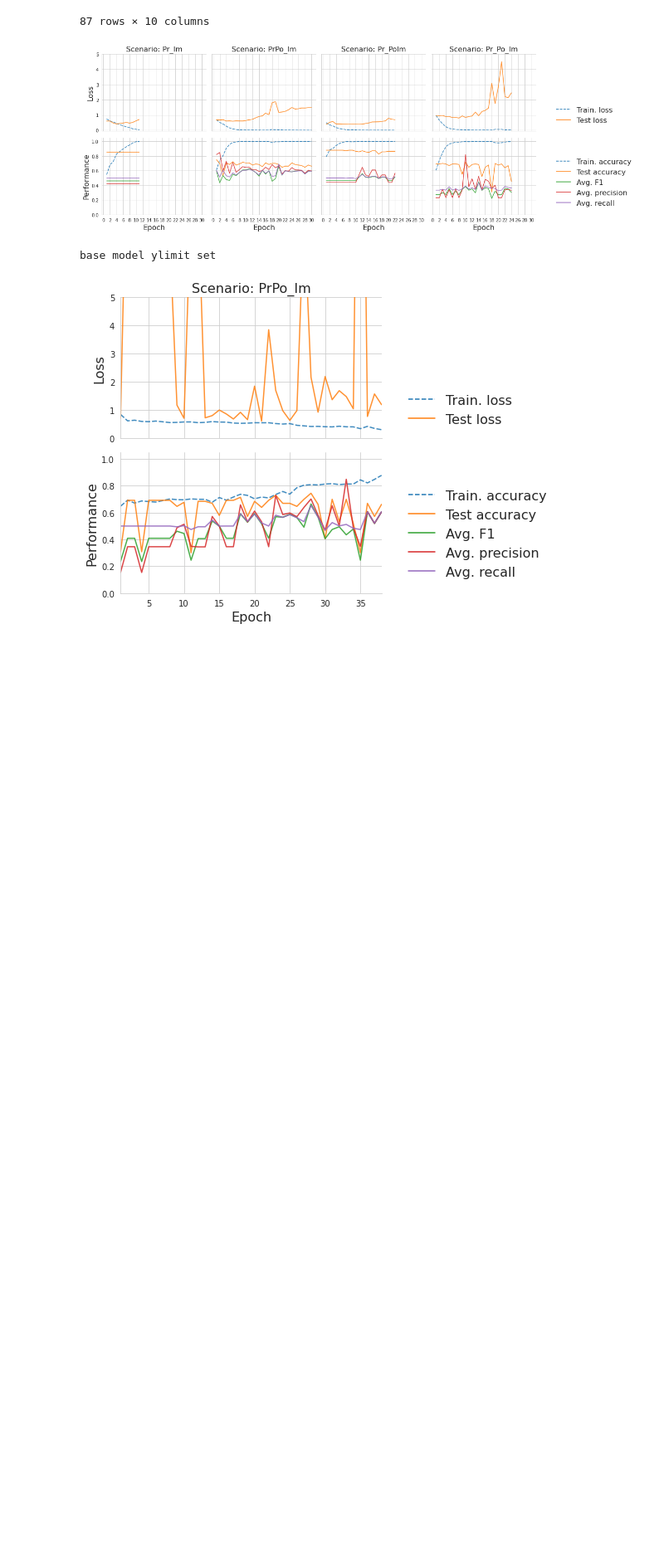
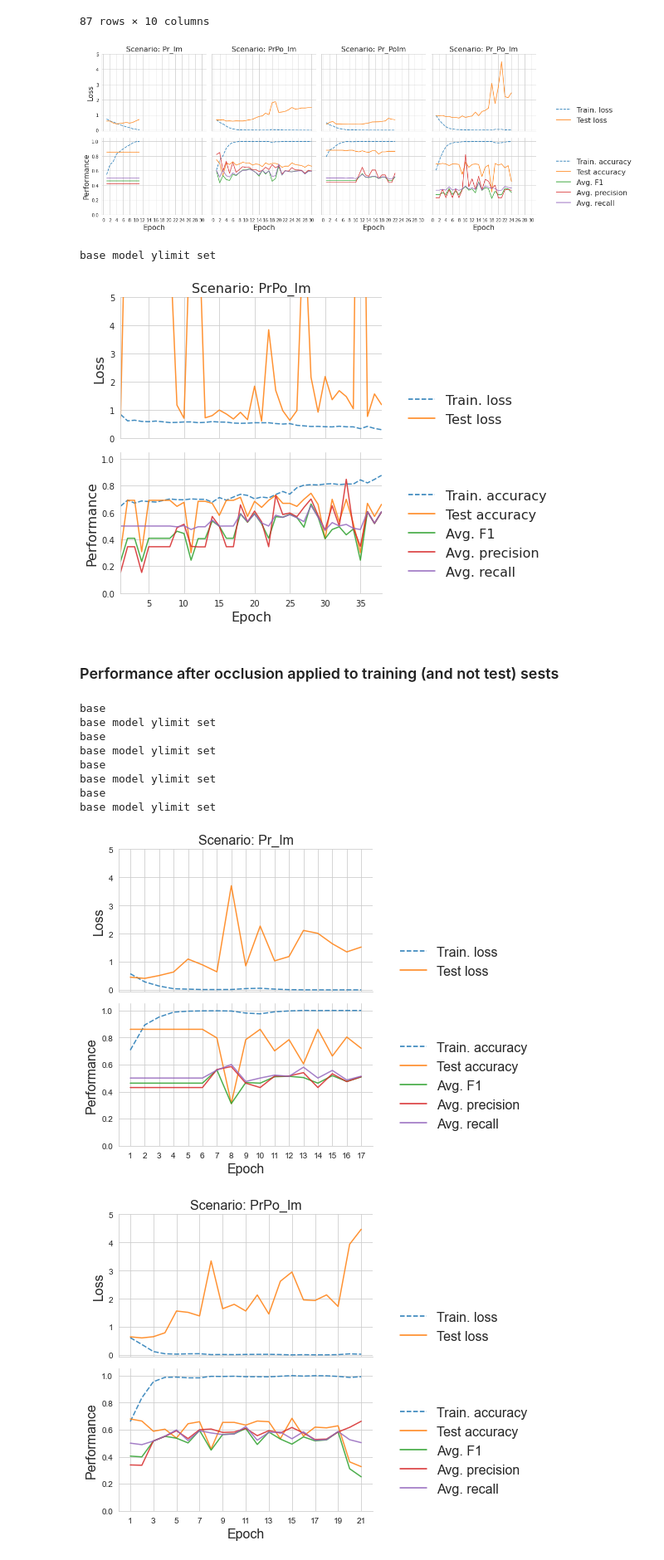
Before and after one commit to narslab/vis-inference, a Jupyter notebook: bin/jupyter/plot-cnn-performance.ipynb, the cells around one changed output. Shown at 83% size. Cells and saved outputs as stored; diff of their text form; code cells hidden in the pictures; blank space fills up the shorter version.

Commit message:
Converted visualization techniques to an executable script

```diff
--- a/bin/jupyter/plot-cnn-performance.ipynb
+++ b/bin/jupyter/plot-cnn-performance.ipynb
@@ -12,9 +12,10 @@ def plotCNNPerformanceMetrics(performance_file, scenario="all"):
     resolution = performance_file.split('-')[-10].split('px')[0]
     co = ["Pr_Im", "PrPo_Im", "Pr_PoIm", "Pr_Po_Im"]
     if 'test' in performance_file:
-        model_name = performance_file.split('-')[-14].split('px')[0]
+        model_name = performance_file.split('-')[-15].split('px')[0]
     else:
-        model_name = performance_file.split('-')[-12].split('px')[0]
+        model_name = performance_file.split('-')[-13].split('px')[0]
+    print(model_name)
     dfm = pd.read_csv(performance_file)
     num_epochs = dfm.epoch.max()
     #melted_df = dfm.melt(id_vars = ["epoch", "Scenario"], value_vars = ["loss", "accuracy", "val_loss", "val_accuracy"], var_name = "metric", value_name = "value")
@@ -67,10 +68,21 @@ def plotCNNPerformanceMetrics(performance_file, scenario="all"):
                 else:
                     pass# print("base model ylimit set")
                     #axes[row, col].set_ylim(-0.05, 4)#.75
-                if not('base') in model_name:
+                if 'base' not in model_name:
                     axes[row, col].set_xlim(1, num_epochs)
                 else: #'base' in model_name:
-                    axes[row, col].xaxis.set_major_locator(tkr.MultipleLocator(2))
+                    if num_epochs % 3 == 0:
+                        majors = []
+                        for i in range(1,num_epochs+1,2):
+                            majors.append(i)
+                        axes[row, col].xaxis.set_major_locator(tkr.FixedLocator(majors))
+                    elif num_epochs % 2 == 0:
+                        axes[row, col].xaxis.set_major_locator(tkr.MultipleLocator(2))
+                    else:
+                        majors = []
+                        for i in range(1,num_epochs+1):
+                            majors.append(i)
+                        axes[row, col].xaxis.set_major_locator(tkr.FixedLocator(majors))
                 axes[row, col].set_title("Scenario: " + str(axes[row, col].title).split("Scenario = ")[1].split(")")[0].split("\'")[0],
                                         fontsize=16)
                 if col != 0:
@@ -89,7 +101,10 @@ def plotCNNPerformanceMetrics(performance_file, scenario="all"):
                 else:
                     axes[row, col].set_ylabel("Performance", fontsize=16)
     g.fig.tight_layout()
-    g.savefig("../../figures/" + model_name + "-performance-metrics-" + str(resolution) + "px-plot.png", dpi=180)
+    if scenario != "all":
+        g.savefig("../../figures/" + model_name + "-" + scenario + "-performance-metrics-" + str(resolution) + "px-plot.png", dpi=180)
+    else:
+        g.savefig("../../figures/" + model_name + "-performance-metrics-" + str(resolution) + "px-plot.png", dpi=180)
     return(dfm)
 # %%
 PERFORMANCE_FILE  = "../../results/opt-cnn-performance-metrics-summary-128px.csv"
@@ -269,3 +284,24 @@ gg = plotCNNPerformanceMetrics(INCEPTION_PATIENCE_10, scenario = "PrPo_Im")
 # %% [output]
 base model ylimit set
 [figure]
+# %% [markdown]
+### Performance after occlusion applied to training (and not test) sests
+# %%
+results = {"../../results/opt-cnn-performance-metrics-summary-base-a-w-336-px-h336-08-Feb-2022-09-54-07-px.csv":"Pr_Im",
+           "../../results/opt-cnn-performance-metrics-summary-base-a-w-336-px-h336-08-Feb-2022-11-33-46-px.csv":"PrPo_Im",
+           "../../results/opt-cnn-performance-metrics-summary-base-a-w-336-px-h336-08-Feb-2022-14-12-11-px.csv":"Pr_PoIm",
+           "../../results/opt-cnn-performance-metrics-summary-base-a-w-336-px-h336-08-Feb-2022-15-59-22-px.csv":"Pr_Po_Im"}
+# %%
+for r,s in results.items():
+    plotCNNPerformanceMetrics(r,s)
+# %% [output]
+base
+base model ylimit set
+base
+base model ylimit set
+base
+base model ylimit set
+base
+base model ylimit set
+[figure, added]
+[figure, added]
```
Also changed, not shown: parts of 1 cell of this notebook, 1 other file.
